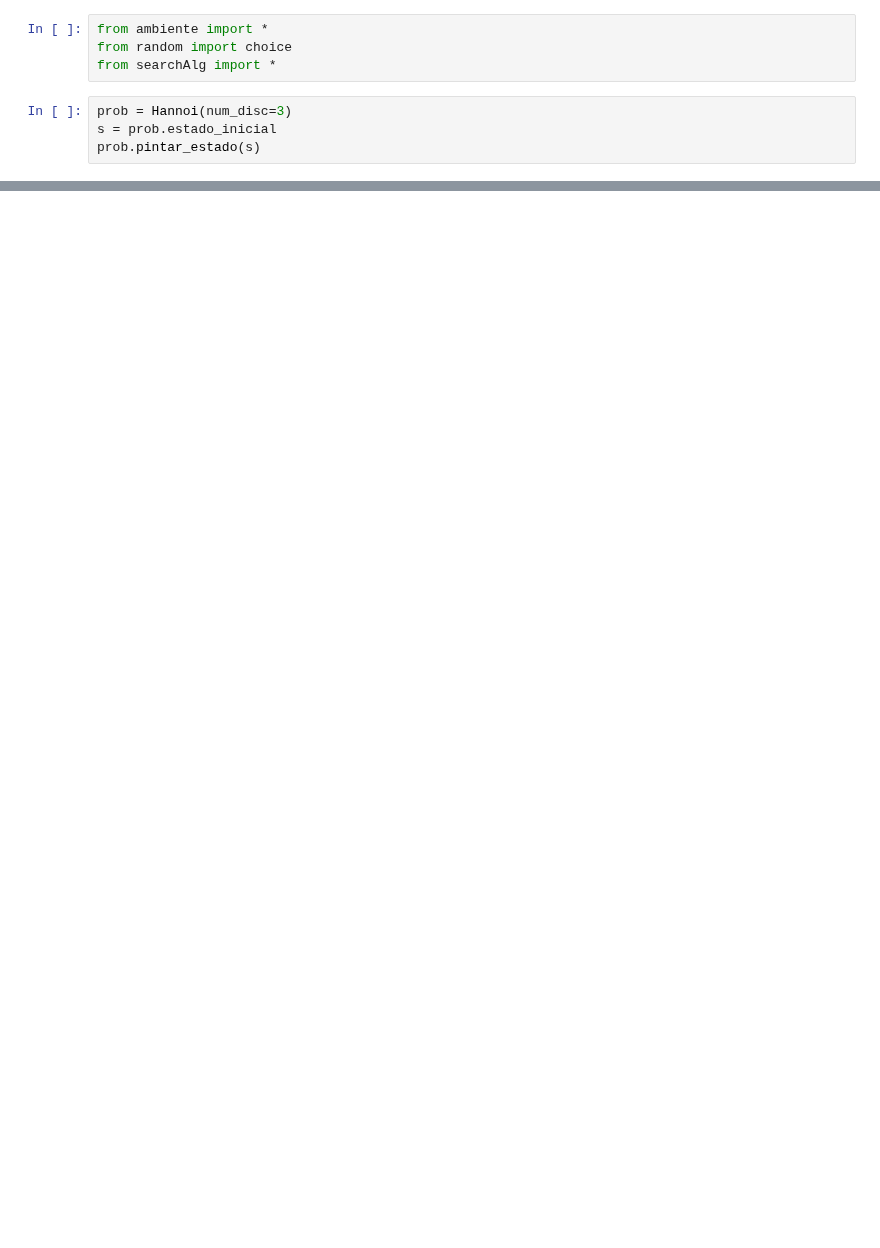
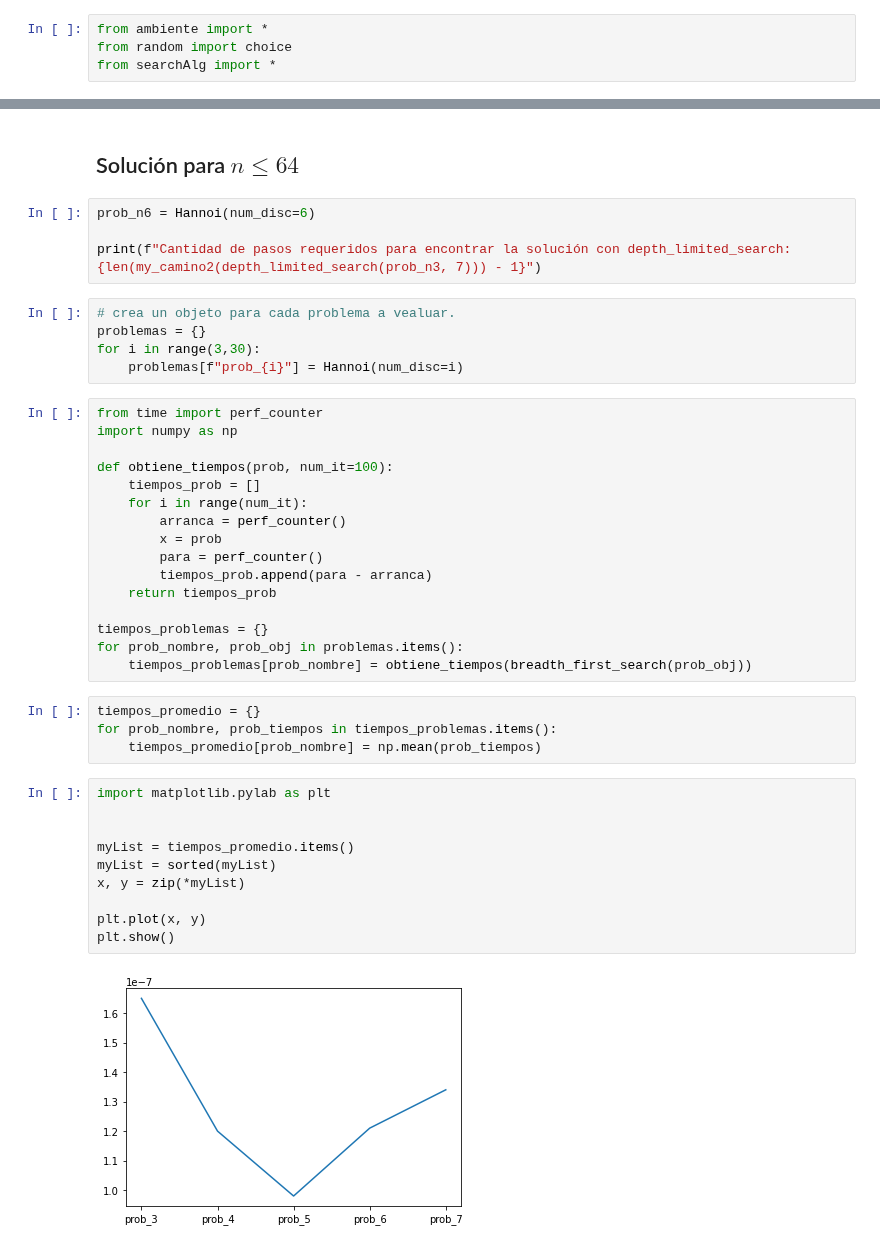
Before and after one commit to cgaravitoc/macc, a Jupyter notebook: AI/Miniproyecto - torres de hanoi/Hanoi.ipynb, the cells around one changed output, grey strips where cells are left out. Cells and saved outputs as stored; diff of their text form; blank space fills up the shorter version.

```diff
--- a/AI/Miniproyecto - torres de hanoi/Hanoi.ipynb
+++ b/AI/Miniproyecto - torres de hanoi/Hanoi.ipynb
@@ -2,7 +25,3 @@
 from ambiente import *
 from random import choice
 from searchAlg import *
-# %%
-prob = Hannoi(num_disc=3)
-s = prob.estado_inicial
-prob.pintar_estado(s)
@@ -67,0 +301,43 @@ prob.pintar_camino(my_camino2(breadth_first_search(prob)))
+# %% [markdown]
+## Solución para $n \leq 64$
+# %%
+prob_n6 = Hannoi(num_disc=6)
+
+print(f"Cantidad de pasos requeridos para encontrar la solución con depth_limited_search: {len(my_camino2(depth_limited_search(prob_n3, 7))) - 1}")
+# %%
+# crea un objeto para cada problema a vealuar.
+problemas = {}
+for i in range(3,30):
+    problemas[f"prob_{i}"] = Hannoi(num_disc=i)
+# %%
+from time import perf_counter
+import numpy as np
+
+def obtiene_tiempos(prob, num_it=100):
+    tiempos_prob = []
+    for i in range(num_it):
+        arranca = perf_counter()
+        x = prob
+        para = perf_counter()
+        tiempos_prob.append(para - arranca)
+    return tiempos_prob
+
+tiempos_problemas = {}
+for prob_nombre, prob_obj in problemas.items():
+    tiempos_problemas[prob_nombre] = obtiene_tiempos(breadth_first_search(prob_obj))
+# %%
+tiempos_promedio = {}
+for prob_nombre, prob_tiempos in tiempos_problemas.items():
+    tiempos_promedio[prob_nombre] = np.mean(prob_tiempos)
+# %%
+import matplotlib.pylab as plt
+
+
+myList = tiempos_promedio.items()
+myList = sorted(myList)
+x, y = zip(*myList)
+
+plt.plot(x, y)
+plt.show()
+# %% [output]
+[figure, added]
```
Also changed, not shown: parts of 55 cells of this notebook, 1 other file.
